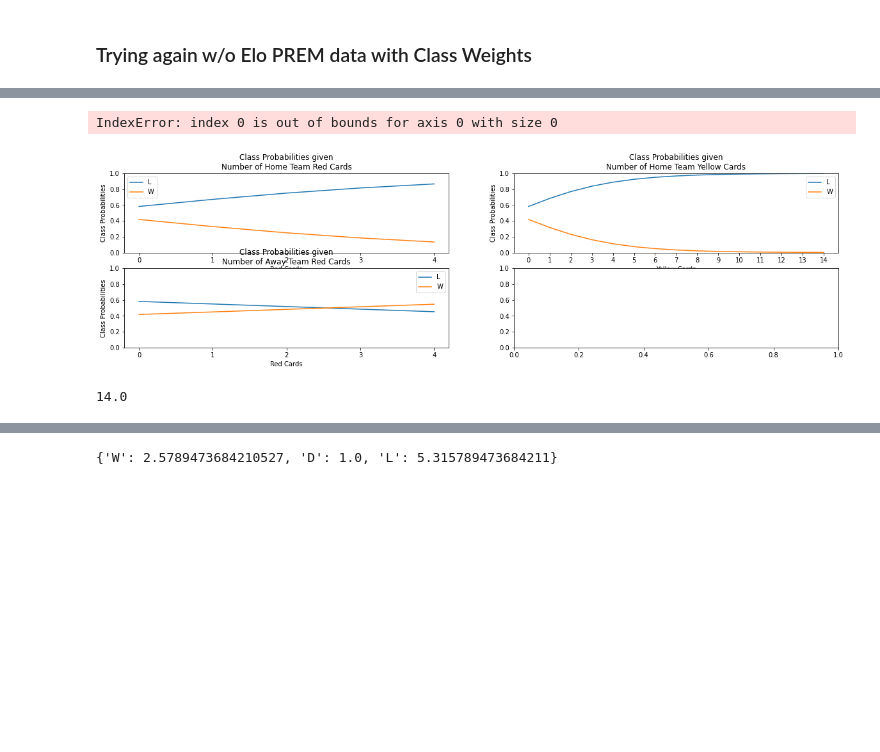
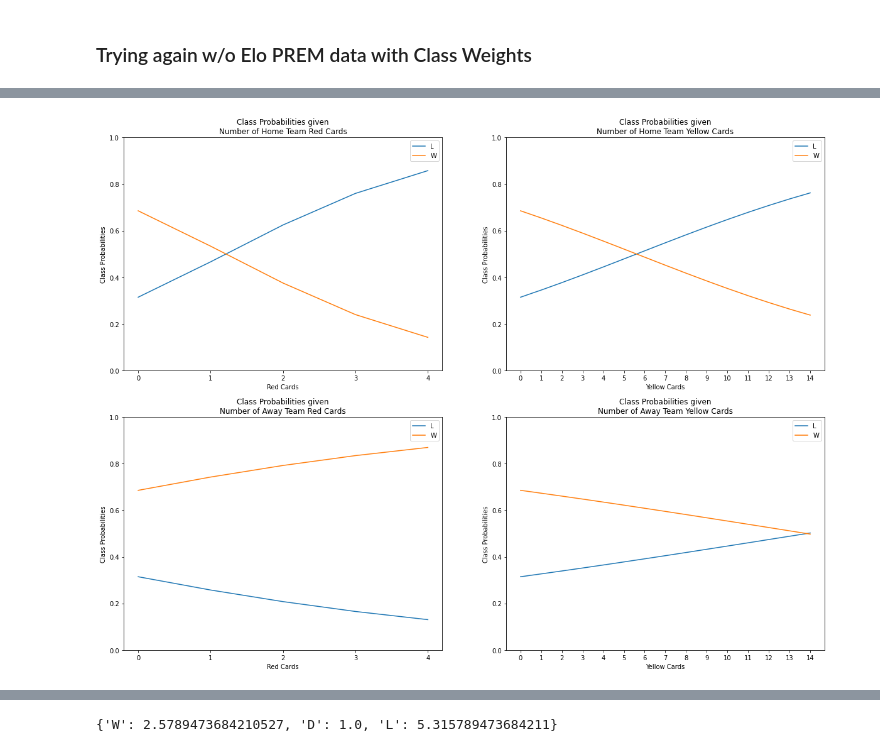
Before and after one commit to kcelebi/euro-football-officials-ML, a Jupyter notebook: pysrc/Logit_v1.ipynb, the cells around one changed output, grey strips where cells are left out. Drawn from its saved outputs; the diff is of its cells as text; code cells hidden in the pictures; blank space fills up the shorter version.

```diff
--- a/pysrc/Logit_v1.ipynb
+++ b/pysrc/Logit_v1.ipynb
@@ -157,7 +157,8 @@ X = data[data.columns[9:]].drop(
 axis = 1)
 y = data['result']
 
-X_s = StandardScaler().fit_transform(X)
+scaler = StandardScaler().fit(X)
+X_s = scaler.transform(X)
 size = np.min(np.unique(y[y != 'D'], return_counts = True)[1])
 W = np.random.choice(np.arange(y.shape[0])[y == 'W'], size = size)
 L = np.random.choice(np.arange(y.shape[0])[y == 'L'], size = size)
@@ -198,0 +196,9 @@ print(metric_suite(clf, X_test, y_test, labels = ['W', 'L']))
+# %%
+params = {
+    'multi_class' : 'multinomial'#,
+    #'class_weight': weights
+}
+clf = LogisticRegression(**params).fit(X_train, y_train)
+
+print(metric_suite(clf, X_train, y_train, labels = ['W', 'L']))
+print(metric_suite(clf, X_test, y_test, labels = ['W', 'L']))
@@ -199,8 +216,9 @@ print(metric_suite(clf, X_test, y_test, labels = ['W', 'L']))
 # %%
-fig, axs = plt.subplots(2,2, figsize = (20,5))
+fig, axs = plt.subplots(2,2, figsize = (20,15))
 n = 5
 ts = np.zeros((n, 58))
 ts[:, np.where(X.columns == 'home_team_card_color_r')[0][0]] = np.arange(n)
+ts = scaler.transform(ts)
 axs[0,0].plot(clf.predict_proba(ts))
 axs[0,0].set_xlabel('Red Cards')
 axs[0,0].set_ylabel('Class Probabilities')
@@ -212,40 +230,38 @@ axs[0,0].legend(labels = clf.classes_)
 n = 15
 ts = np.zeros((n, 58))
 ts[:, np.where(X.columns == 'home_team_card_color_y')[0][0]] = np.arange(n)
+ts = scaler.transform(ts)
 axs[0,1].plot(clf.predict_proba(ts))
 axs[0,1].set_xlabel('Yellow Cards')
 axs[0,1].set_ylabel('Class Probabilities')
 axs[0,1].set_title('Class Probabilities given\nNumber of Home Team Yellow Cards')
 axs[0,1].set_xticks(range(n))
 axs[0,1].set_ylim([0,1])
 axs[0,1].legend(labels = clf.classes_)
 
 n = 5
 ts = np.zeros((n, 58))
 ts[:, np.where(X.columns == 'away_team_card_color_r')[0][0]] = np.arange(n)
+ts = scaler.transform(ts)
 axs[1,0].plot(clf.predict_proba(ts))
 axs[1,0].set_xlabel('Red Cards')
 axs[1,0].set_ylabel('Class Probabilities')
 axs[1,0].set_title('Class Probabilities given\nNumber of Away Team Red Cards')
 axs[1,0].set_xticks(range(n))
 axs[1,0].set_ylim([0,1])
 axs[1,0].legend(labels = clf.classes_)
 
 n = 15
 ts = np.zeros((n, 58))
-ts[:, np.where(X.columns == 'Away_team_card_color_y')[0][0]] = np.arange(n)
+ts[:, np.where(X.columns == 'away_team_card_color_y')[0][0]] = np.arange(n)
+ts = scaler.transform(ts)
 axs[1,1].plot(clf.predict_proba(ts))
 axs[1,1].set_xlabel('Yellow Cards')
 axs[1,1].set_ylabel('Class Probabilities')
 axs[1,1].set_title('Class Probabilities given\nNumber of Away Team Yellow Cards')
 axs[1,1].set_xticks(range(n))
 axs[1,1].set_ylim([0,1])
 axs[1,1].legend(labels = clf.classes_)
 plt.show()
 # %% [output]
-IndexError: index 0 is out of bounds for axis 0 with size 0
-[figure, old version]
+[figure, new version]
-# %%
-np.max(data['home_team_card_color_y'])
-# %% [output]
-14.0
```
Also changed, not shown: parts of 4 cells of this notebook, 1 other file.
